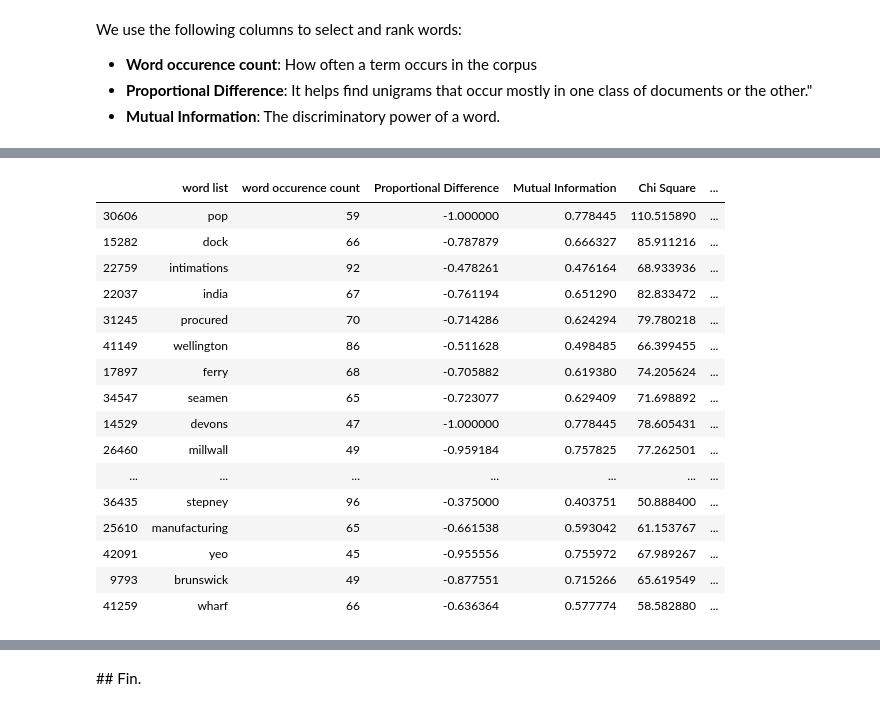
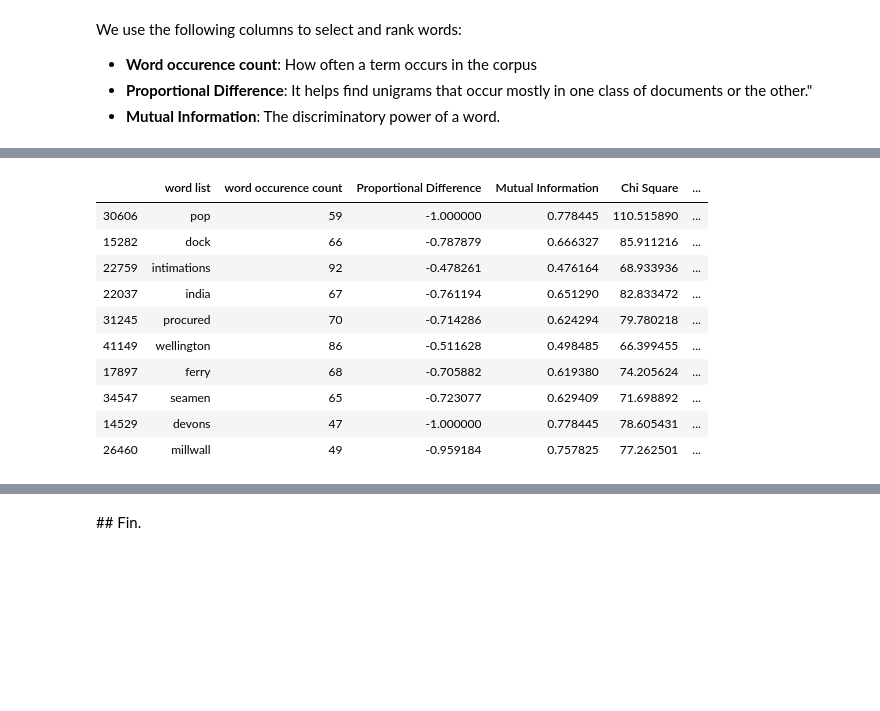
Before and after one commit to kasparvonbeelen/ghi_python, a Jupyter notebook: 6 - Corpus Exploration.ipynb, the cells around one changed output, grey strips where cells are left out. Saved outputs shown, nothing was run; the diff lists cells and outputs as text; code cells hidden in the pictures; blank space fills up the shorter version.

```diff
--- a/6 - Corpus Exploration.ipynb
+++ b/6 - Corpus Exploration.ipynb
@@ -632,23 +641,17 @@ westminster_df.sort_values('Information Gain',ascending=False)[:20]
 # %%
 poplar_df = df[(df['word occurence count'] > 20 ) & (df['Proportional Difference'] < 0 )]
-poplar_df.sort_values('Information Gain',ascending=False)[:20]
+poplar_df.sort_values('Information Gain',ascending=False)[:10]
 # %% [output]
 |  | word list | word occurence count | Proportional Difference | Mutual Information | Chi Square | ... |
 | 30606 | pop | 59 | -1.000000 | 0.778445 | 110.515890 | ... |
 | 15282 | dock | 66 | -0.787879 | 0.666327 | 85.911216 | ... |
 | 22759 | intimations | 92 | -0.478261 | 0.476164 | 68.933936 | ... |
 | 22037 | india | 67 | -0.761194 | 0.651290 | 82.833472 | ... |
 | 31245 | procured | 70 | -0.714286 | 0.624294 | 79.780218 | ... |
 | 41149 | wellington | 86 | -0.511628 | 0.498485 | 66.399455 | ... |
 | 17897 | ferry | 68 | -0.705882 | 0.619380 | 74.205624 | ... |
 | 34547 | seamen | 65 | -0.723077 | 0.629409 | 71.698892 | ... |
 | 14529 | devons | 47 | -1.000000 | 0.778445 | 78.605431 | ... |
 | 26460 | millwall | 49 | -0.959184 | 0.757825 | 77.262501 | ... |
-| ... | ... | ... | ... | ... | ... | ... |
-| 36435 | stepney | 96 | -0.375000 | 0.403751 | 50.888400 | ... |
-| 25610 | manufacturing | 65 | -0.661538 | 0.593042 | 61.153767 | ... |
-| 42091 | yeo | 45 | -0.955556 | 0.755972 | 67.989267 | ... |
-| 9793 | brunswick | 49 | -0.877551 | 0.715266 | 65.619549 | ... |
-| 41259 | wharf | 66 | -0.636364 | 0.577774 | 58.582880 | ... |
 # %%
 poplar_df = df[(df['word occurence count'] > 20 ) & (df['Proportional Difference'] < 0 )]
```
Also changed, not shown: parts of 4 cells of this notebook, 2 other files.
